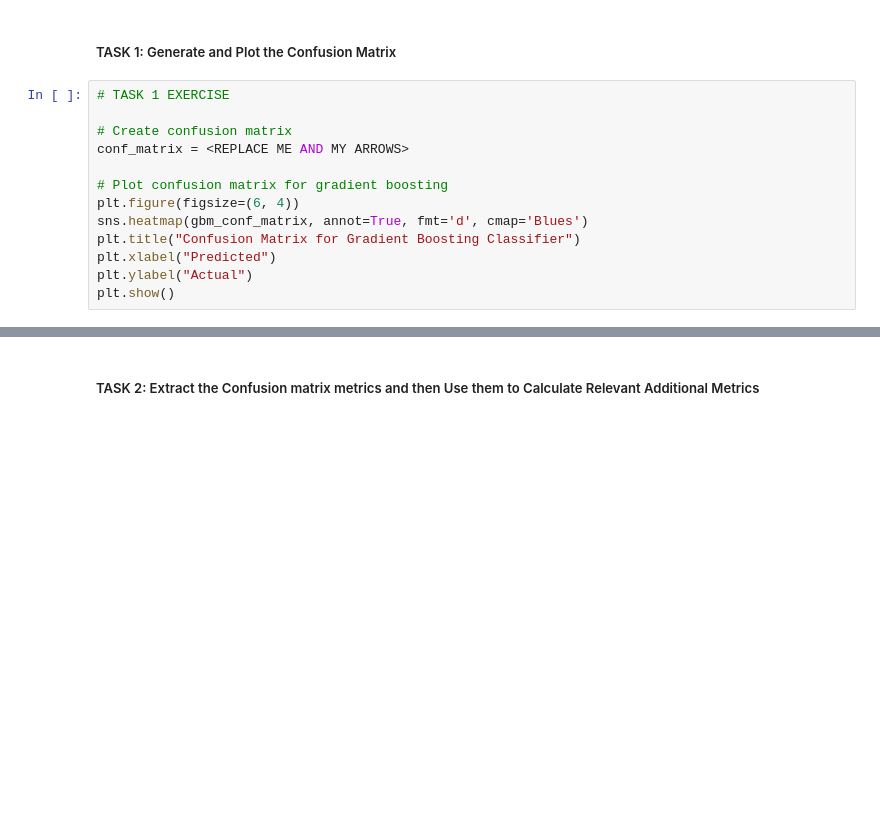
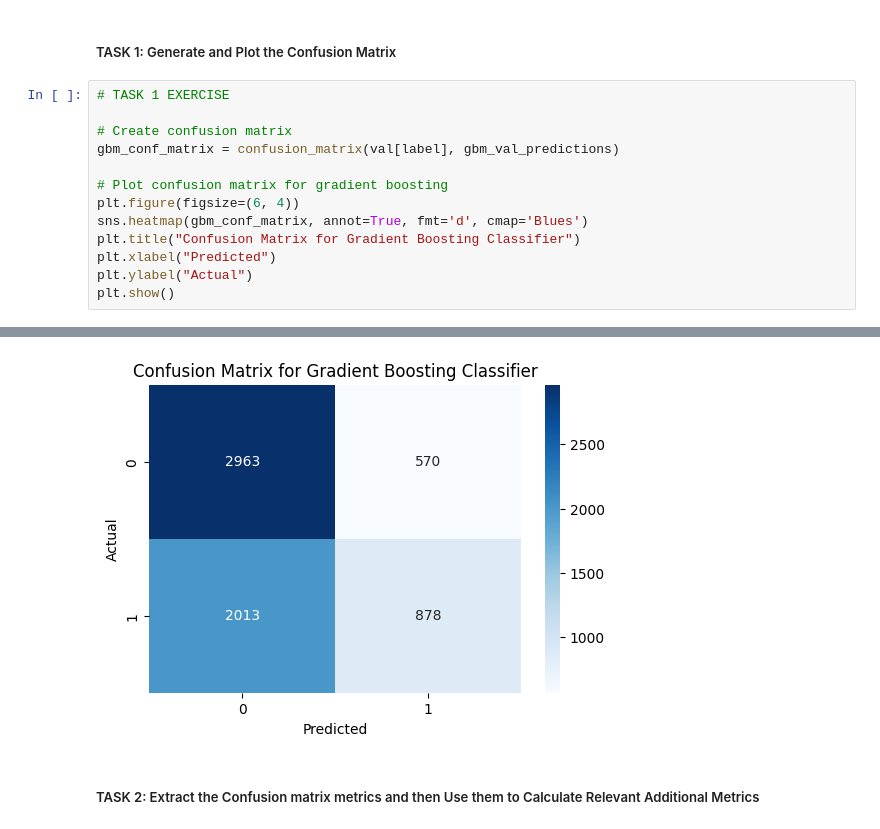
Before and after one commit to bmontoyag/UTEC_MISTI_2026, a Jupyter notebook: kobe_modelvalidation_exercises.ipynb, the cells around one changed output, grey strips where cells are left out. Cells and saved outputs as stored; diff of their text form; blank space fills up the shorter version.

```diff
--- a/kobe_modelvalidation_exercises.ipynb
+++ b/kobe_modelvalidation_exercises.ipynb
@@ -262,7 +271,7 @@ gbm_val_predictions = gbm.predict(val[feat])
 # TASK 1 EXERCISE
 
 # Create confusion matrix
-conf_matrix = <REPLACE ME AND MY ARROWS>
+gbm_conf_matrix = confusion_matrix(val[label], gbm_val_predictions)
 
 # Plot confusion matrix for gradient boosting
 plt.figure(figsize=(6, 4))
@@ -276,3 +284,4 @@ SyntaxError: invalid syntax (<ipython-input-111-6a3ec810e704>, line 4)
+[figure, added]
 # %% [markdown]
 ##### TASK 2: Extract the Confusion matrix metrics and then Use them to Calculate Relevant Additional Metrics
 # %%
```
Also changed, not shown: parts of 7 cells of this notebook.
